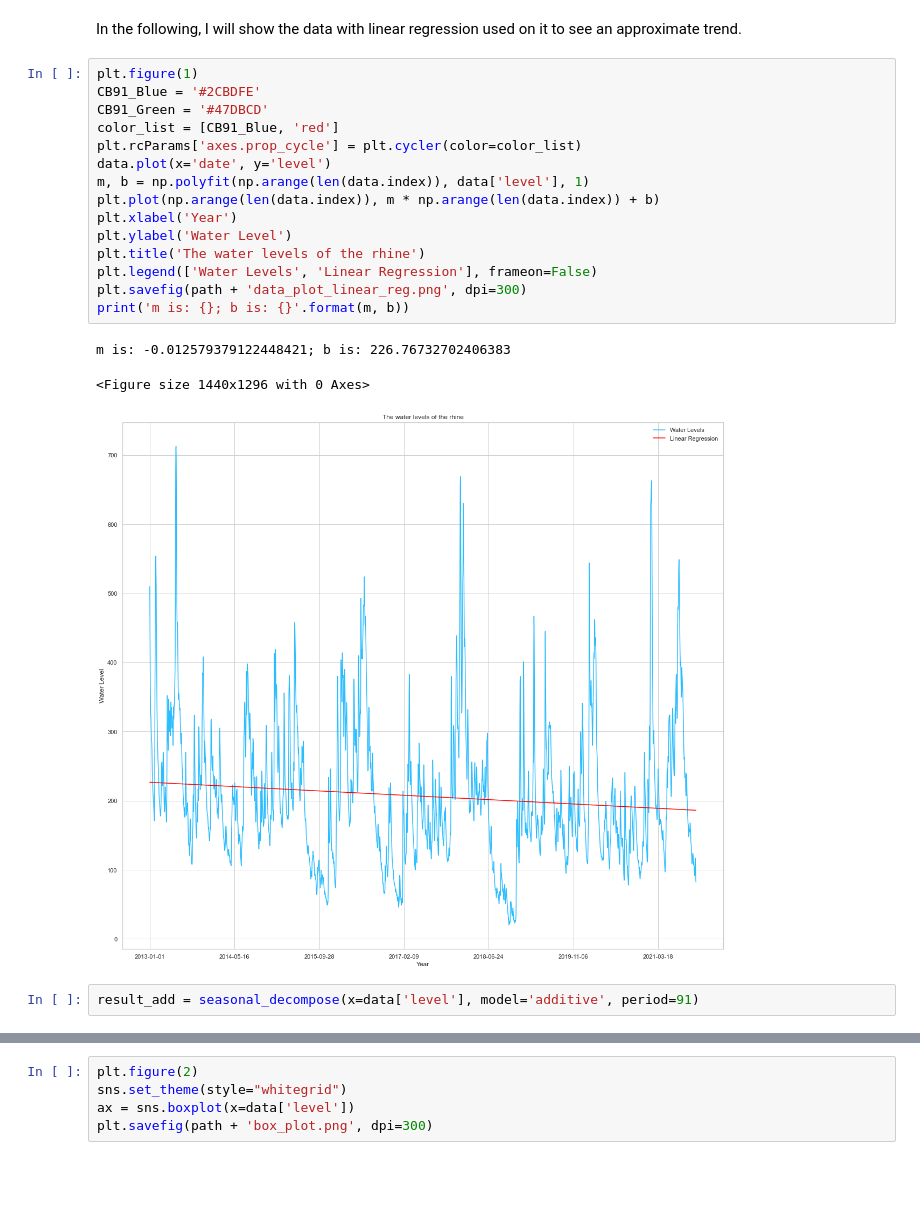
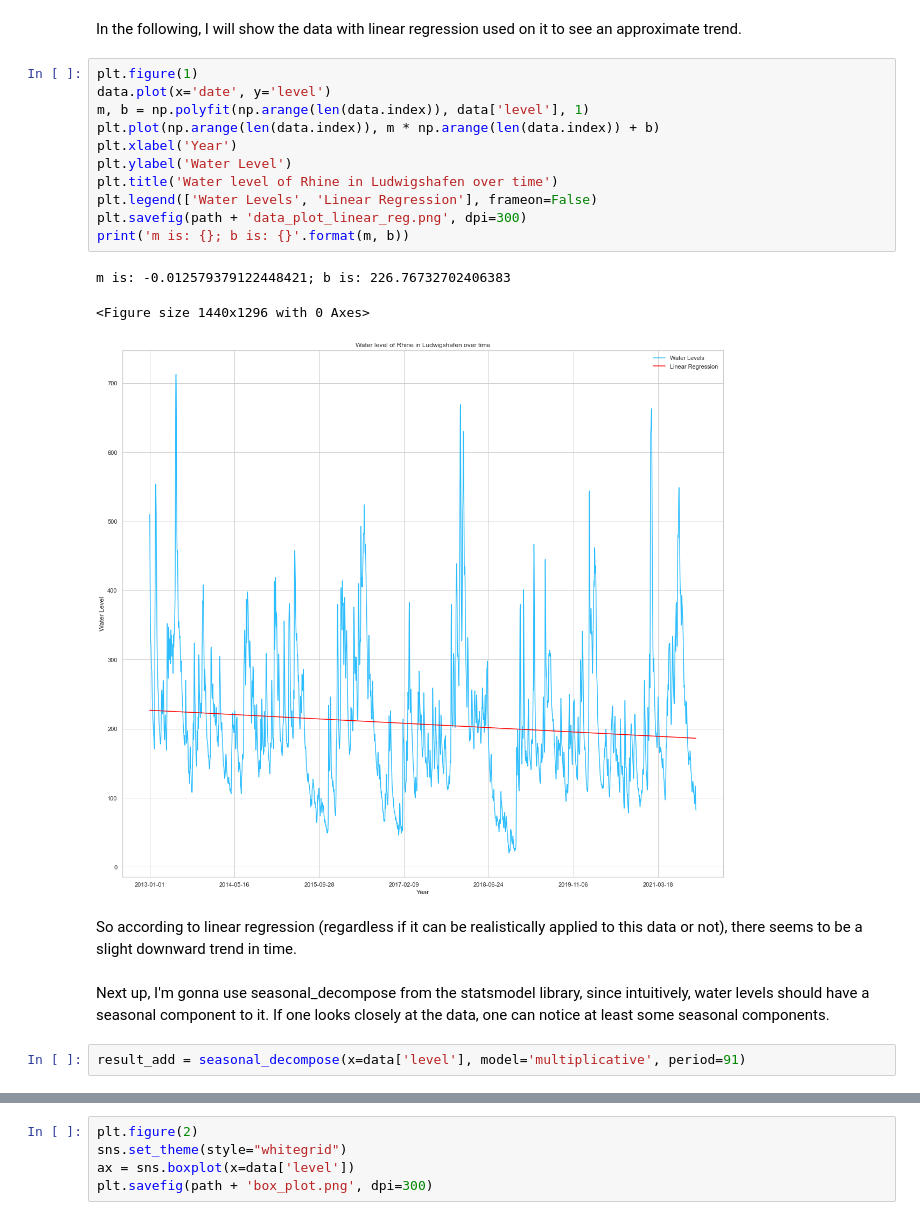
Before and after one commit to AJWarnke/datascienceml2022, a Jupyter notebook: analysis.ipynb, the cells around one changed output, grey strips where cells are left out. Drawn from its saved outputs; the diff is of its cells as text; blank space fills up the shorter version.

```diff
--- a/analysis.ipynb
+++ b/analysis.ipynb
@@ -64,25 +75,25 @@ plt.savefig(path + 'histogramm.png', dpi=300)
 In the following, I will show the data with linear regression used on it to see an approximate trend.
 # %%
 plt.figure(1)
-CB91_Blue = '#2CBDFE'
-CB91_Green = '#47DBCD'
-color_list = [CB91_Blue, 'red']
-plt.rcParams['axes.prop_cycle'] = plt.cycler(color=color_list)
 data.plot(x='date', y='level')
 m, b = np.polyfit(np.arange(len(data.index)), data['level'], 1)
 plt.plot(np.arange(len(data.index)), m * np.arange(len(data.index)) + b)
 plt.xlabel('Year')
 plt.ylabel('Water Level')
-plt.title('The water levels of the rhine')
+plt.title('Water level of Rhine in Ludwigshafen over time')
 plt.legend(['Water Levels', 'Linear Regression'], frameon=False)
 plt.savefig(path + 'data_plot_linear_reg.png', dpi=300)
 print('m is: {}; b is: {}'.format(m, b))
 # %% [output]
 m is: -0.012579379122448421; b is: 226.76732702406383
 <Figure size 1440x1296 with 0 Axes>
-[figure, old version]
+[figure, new version]
+# %% [markdown]
+So according to linear regression (regardless if it can be realistically applied to this data or not), there seems to be a slight downward trend in time.
+# %% [markdown]
+Next up, I'm gonna use seasonal_decompose from the statsmodel library, since intuitively, water levels should have a seasonal component to it. If one looks closely at the data, one can notice at least some seasonal components.
 # %%
-result_add = seasonal_decompose(x=data['level'], model='additive', period=91)
+result_add = seasonal_decompose(x=data['level'], model='multiplicative', period=91)
 # %%
 plt.rc("figure", figsize=(20,18))
 result_add.plot()
```
Also changed, not shown: parts of 12 cells of this notebook.
